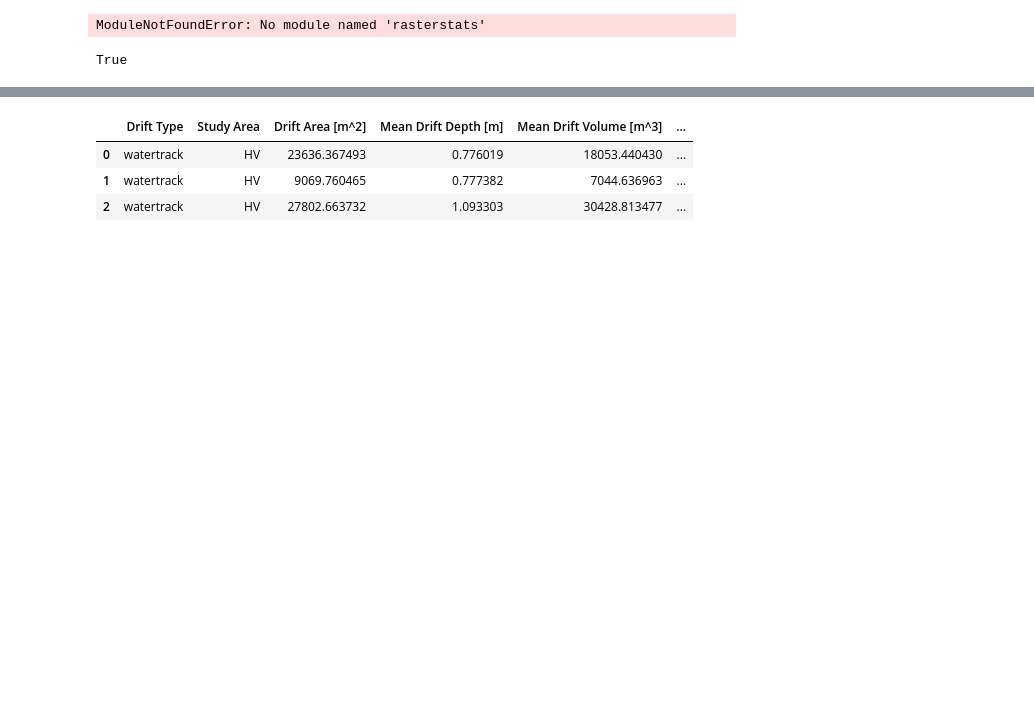
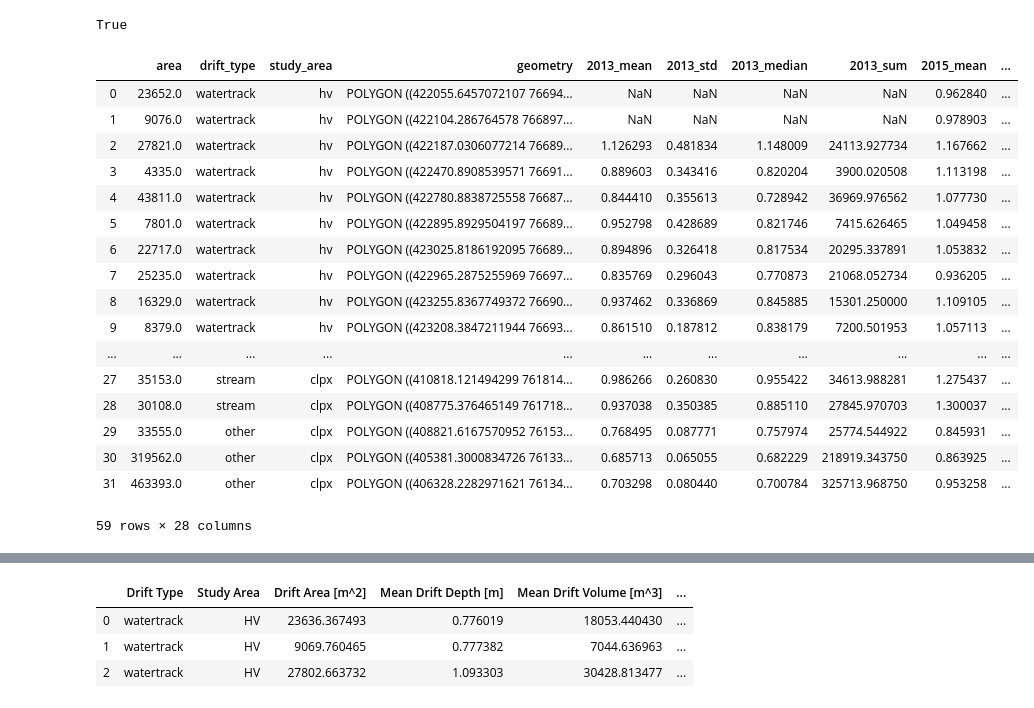
Before and after one commit to charparr/drift_class_to_go, a Jupyter notebook: drift_inventory/notebooks/zonal_drift_statistics.ipynb, the cells around one changed output, grey strips where cells are left out. Drawn from its saved outputs; the diff is of its cells as text; code cells hidden in the pictures; blank space fills up the shorter version.

```diff
--- a/drift_inventory/notebooks/zonal_drift_statistics.ipynb
+++ b/drift_inventory/notebooks/zonal_drift_statistics.ipynb
@@ -8,17 +8,15 @@ import sys
 import seaborn as sns
 import matplotlib.pyplot as plt
 from scipy import stats
-sys.path.insert(0, '../../snow_terrain_tiles/')
+sys.path.insert(0, '/home/cparr/masters/snow_terrain_tiles/')
 from dem_utils import recursive_rastersstats_to_dict
-# %% [output]
-ModuleNotFoundError: No module named 'rasterstats'
 # %%
 # Function to compute zonal raster statistics using rasterstats library
 # for single shapefile and many rasters inside a single directory
 # Returns geodataframe
 
-def compute_drift_statistics(regx, shp):
-    d = recursive_rastersstats_to_dict(regx, '*_corrected*')
+def compute_drift_statistics(regx, swath_wildcard, shp):
+    d = recursive_rastersstats_to_dict(regx, swath_wildcard)
     geodf = gpd.read_file(shp)
     stats=['mean', 'std', 'median', 'sum']
 
@@ -39,14 +37,57 @@ def compute_drift_statistics(regx, shp):
         del geodf[col_name]
 
     return geodf
+
+
+# def compute_drift_statistics(regx, shp):
+#     d = recursive_rastersstats_to_dict(regx, '*_corrected*')
+#     geodf = gpd.read_file(shp)
+#     stats=['mean', 'std', 'median', 'sum']
+
+#     for k in d.keys():
+
+#         col_name = str(d[k]['year'][0])
+
+#         zonal_d = (rs.zonal_stats(geodf, k,
+#                                  stats=stats))
+#         geodf[col_name] = zonal_d
+
+#         for st in stats:
+
+#             st_series = geodf[col_name].apply(lambda x: x.get(st))
+#             yr_st_name = col_name + '_' + st
+#             geodf[yr_st_name] = st_series
+
+#         del geodf[col_name]
+
+#     return geodf
 # %%
 # compute stats with our function. combine hv and clpx results
-hv = compute_drift_statistics('../../depth_dDEMs/hv/', '../gis/hv_drifts.shp')
-clpx = compute_drift_statistics('../../depth_dDEMs/clpx/', '../gis/clpx_drifts.shp')
+hv = compute_drift_statistics('../../snow_depth_maps/', '*hv*', '../gis/hv_drifts.shp')
+clpx = compute_drift_statistics('../../snow_depth_maps/', '*clpx*', '../gis/clpx_drifts.shp')
 geodf = pd.concat([hv, clpx], sort=False)
-len(hv) + len(clpx) == len(geodf)
+print(len(hv) + len(clpx) == len(geodf))
+geodf
 # %% [output]
 True
+|  | area | drift_type | study_area | geometry | 2013_mean | 2013_std | 2013_median | 2013_sum | 2015_mean | ... |
+| 0 | 23652.0 | watertrack | hv | POLYGON ((422055.6457072107 76694... | NaN | NaN | NaN | NaN | 0.962840 | ... |
+| 1 | 9076.0 | watertrack | hv | POLYGON ((422104.286764578 766897... | NaN | NaN | NaN | NaN | 0.978903 | ... |
+| 2 | 27821.0 | watertrack | hv | POLYGON ((422187.0306077214 76689... | 1.126293 | 0.481834 | 1.148009 | 24113.927734 | 1.167662 | ... |
+| 3 | 4335.0 | watertrack | hv | POLYGON ((422470.8908539571 76691... | 0.889603 | 0.343416 | 0.820204 | 3900.020508 | 1.113198 | ... |
+| 4 | 43811.0 | watertrack | hv | POLYGON ((422780.8838725558 76687... | 0.844410 | 0.355613 | 0.728942 | 36969.976562 | 1.077730 | ... |
+| 5 | 7801.0 | watertrack | hv | POLYGON ((422895.8929504197 76689... | 0.952798 | 0.428689 | 0.821746 | 7415.626465 | 1.049458 | ... |
+| 6 | 22717.0 | watertrack | hv | POLYGON ((423025.8186192095 76689... | 0.894896 | 0.326418 | 0.817534 | 20295.337891 | 1.053832 | ... |
+| 7 | 25235.0 | watertrack | hv | POLYGON ((422965.2875255969 76697... | 0.835769 | 0.296043 | 0.770873 | 21068.052734 | 0.936205 | ... |
+| 8 | 16329.0 | watertrack | hv | POLYGON ((423255.8367749372 76690... | 0.937462 | 0.336869 | 0.845885 | 15301.250000 | 1.109105 | ... |
+| 9 | 8379.0 | watertrack | hv | POLYGON ((423208.3847211944 76693... | 0.861510 | 0.187812 | 0.838179 | 7200.501953 | 1.057113 | ... |
+| ... | ... | ... | ... | ... | ... | ... | ... | ... | ... | ... |
+| 27 | 35153.0 | stream | clpx | POLYGON ((410818.121494299 761814... | 0.986266 | 0.260830 | 0.955422 | 34613.988281 | 1.275437 | ... |
+| 28 | 30108.0 | stream | clpx | POLYGON ((408775.376465149 761718... | 0.937038 | 0.350385 | 0.885110 | 27845.970703 | 1.300037 | ... |
+| 29 | 33555.0 | other | clpx | POLYGON ((408821.6167570952 76153... | 0.768495 | 0.087771 | 0.757974 | 25774.544922 | 0.845931 | ... |
+| 30 | 319562.0 | other | clpx | POLYGON ((405381.3000834726 76133... | 0.685713 | 0.065055 | 0.682229 | 218919.343750 | 0.863925 | ... |
+| 31 | 463393.0 | other | clpx | POLYGON ((406328.2282971621 76134... | 0.703298 | 0.080440 | 0.700784 | 325713.968750 | 0.953258 | ... |
+59 rows × 28 columns
 # %%
 # Lots of NoData from 2012/2013 lidar acquisitions
 
```
Also changed, not shown: parts of 22 cells of this notebook, 5 other files.
